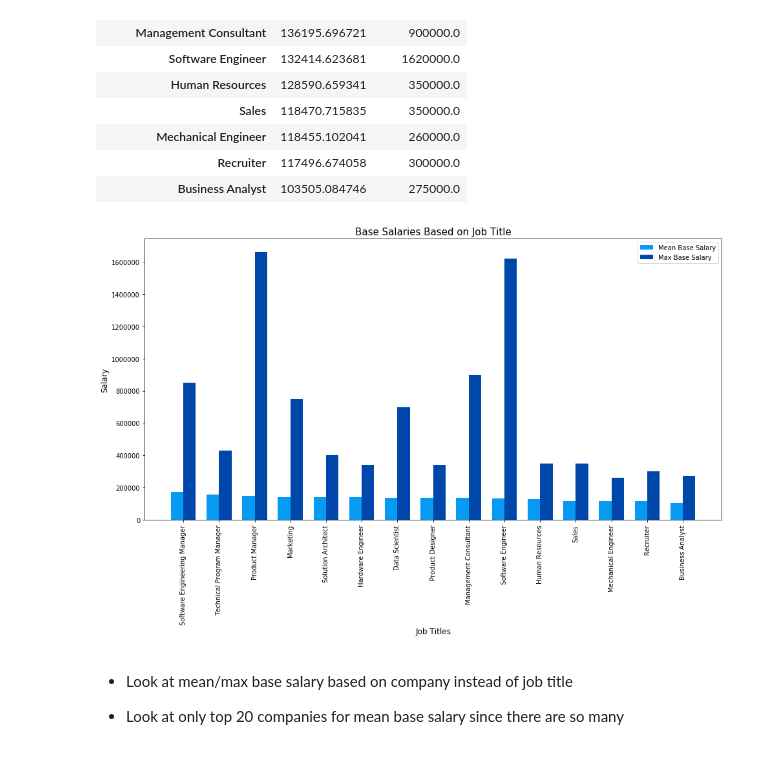
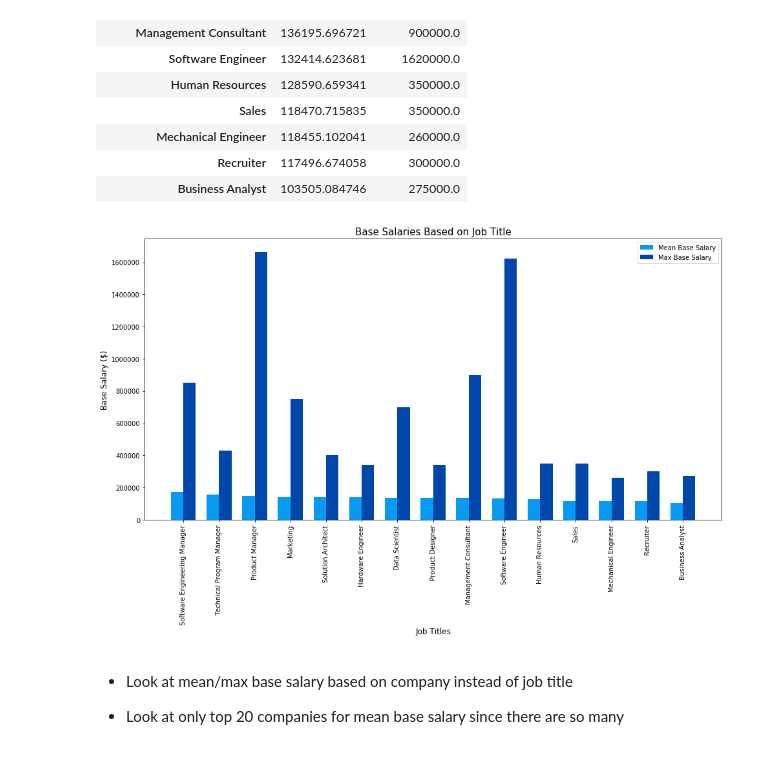
Before and after one commit to daverizon/tech_job_salaries, a Jupyter notebook: tech_job_salaries.ipynb, the cells around one changed output. Drawn from its saved outputs; the diff is of its cells as text; code cells hidden in the pictures.

```diff
--- a/tech_job_salaries.ipynb
+++ b/tech_job_salaries.ipynb
@@ -271,28 +292,28 @@ salarydf
 # %%
 N = salarydf.shape[0]
 
 ind = np.arange(N)  # the x locations for the groups
 width = 0.35       # the width of the bars
 
 fig = plt.figure(figsize=(16,8))
 ax = fig.add_subplot(111)
 rects1 = ax.bar(ind, list(salarydf['meanBaseSalary']), width, color='#069AF3')
 rects2 = ax.bar(ind+width, list(salarydf['maxBaseSalary']), width, color='#0047AB')
 
 # add some
 ax.set_xticks(ind + width / 2)
 ax.set_xticklabels( list(salarydf.index) )
 
 ax.legend( (rects1[0], rects2[0]), ('Mean Base Salary', 'Max Base Salary') )
 plt.xticks(rotation=90)
 plt.xlabel('Job Titles', fontsize=12)
-plt.ylabel('Salary', fontsize=12)
+plt.ylabel('Base Salary ($)', fontsize=12)
 plt.title('Base Salaries Based on Job Title', fontsize=15)
 
 
 plt.show()
 # %% [output]
-[figure, old version]
+[figure, new version]
 # %% [markdown]
 - Look at mean/max base salary based on company instead of job title
 
```
Also changed, not shown: parts of 52 cells of this notebook.
